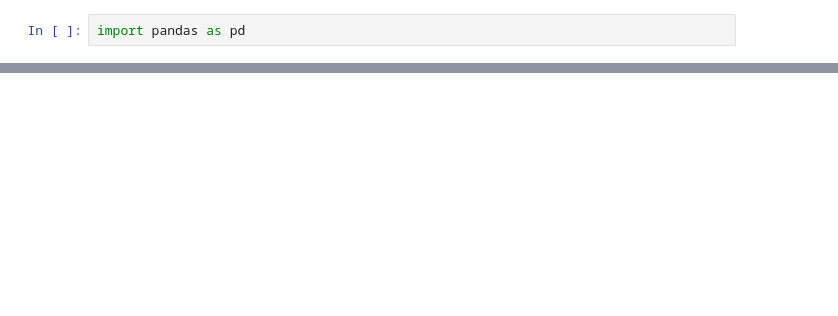
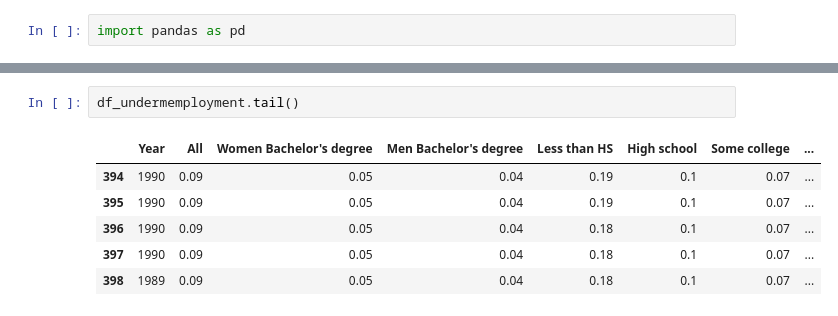
Before and after one commit to KimberlyW618/final_group_project, a Jupyter notebook: code/Underemployment.ipynb, the cells around one changed output, grey strips where cells are left out. Cells and saved outputs as stored; diff of their text form; blank space fills up the shorter version.

```diff
--- a/code/Underemployment.ipynb
+++ b/code/Underemployment.ipynb
@@ -20,0 +67,9 @@ df.dtypes
+# %%
+df_undermemployment.tail()
+# %% [output]
+|  | Year | All | Women Bachelor's degree | Men Bachelor's degree | Less than HS | High school | Some college | ... |
+| 394 | 1990 | 0.09 | 0.05 | 0.04 | 0.19 | 0.1 | 0.07 | ... |
+| 395 | 1990 | 0.09 | 0.05 | 0.04 | 0.19 | 0.1 | 0.07 | ... |
+| 396 | 1990 | 0.09 | 0.05 | 0.04 | 0.18 | 0.1 | 0.07 | ... |
+| 397 | 1990 | 0.09 | 0.05 | 0.04 | 0.18 | 0.1 | 0.07 | ... |
+| 398 | 1989 | 0.09 | 0.05 | 0.04 | 0.18 | 0.1 | 0.07 | ... |
```
Also changed, not shown: parts of 11 cells of this notebook, 3 other files.
